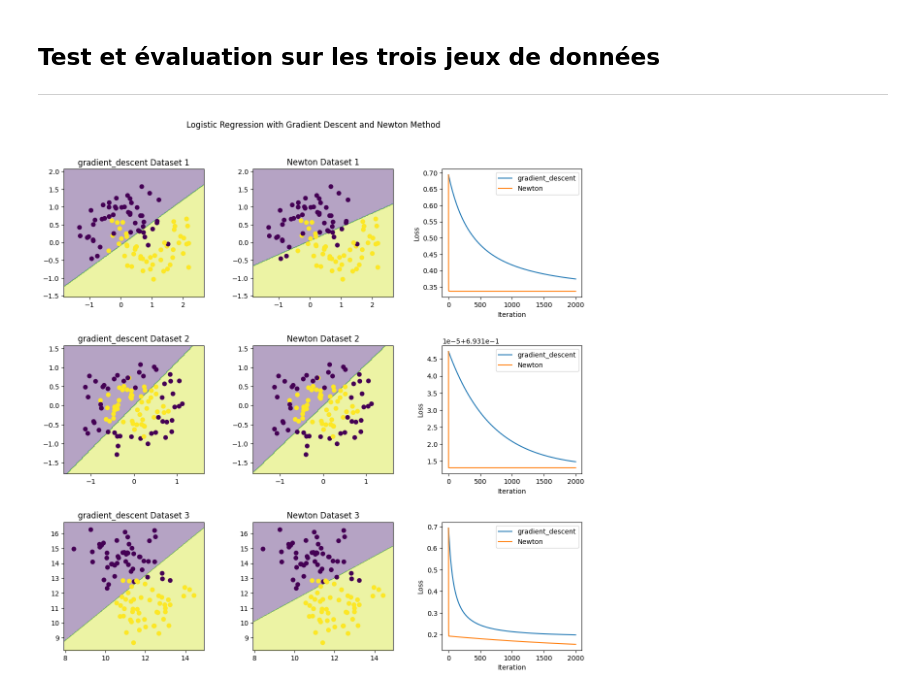
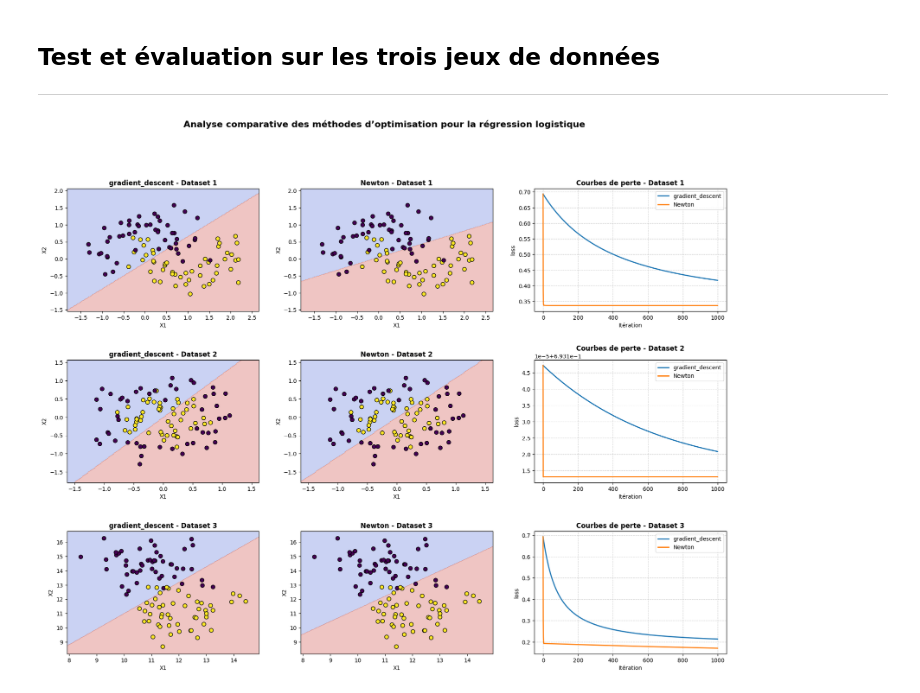
Before and after one commit to RaziRaouf/projet_de_programation_avancee, a Jupyter notebook: AkramChaabnia_AbdelheqMokhtari_mohamedRaoufRazi.ipynb, the cells around one changed output. Saved outputs shown, nothing was run; the diff lists cells and outputs as text; code cells hidden in the pictures.

Commit message:
modify visualization

```diff
--- a/AkramChaabnia_AbdelheqMokhtari_mohamedRaoufRazi.ipynb
+++ b/AkramChaabnia_AbdelheqMokhtari_mohamedRaoufRazi.ipynb
@@ -564,46 +564,48 @@ Effectue des prédictions pour les données fournies en entrée.
 ---
 # %%
 methods = ['gradient_descent', 'Newton']
-fig, axs = plt.subplots(len(datasets), 3, figsize=(12, 12))
-# For each dataset
+fig, axs = plt.subplots(len(datasets), 3, figsize=(18, 15))
+
+# Pour chaque ensemble de données
 for i, data in enumerate(datasets):
     X, y = data
-    # For each method
+
+    # Pour chaque méthode
     for j, method in enumerate(methods):
-        # Initialize your Logistic Regression model with n_iterations and optimizer
-        model = LogisticRegression(max_iterations=2000, optimization_method=method)
-        # Fit the model to the data
+        # Initialisation du modèle de régression logistique
+        model = LogisticRegression(max_iterations=1000, optimization_method=method)
+
+        # Entraînement du modèle sur les données
         model.fit(X, y)
-        # Predict the labels
-        y_pred = model.predict(X)
-        #plot the decision boundaries
+
+        # Tracer decision boundray
         x1_min, x1_max = X[:, 0].min() - .5, X[:, 0].max() + .5
         x2_min, x2_max = X[:, 1].min() - .5, X[:, 1].max() + .5
-        xx1, xx2 = np.meshgrid(np.arange(x1_min, x1_max, 0.02),np.arange(x2_min, x2_max, 0.02))
+        xx1, xx2 = np.meshgrid(np.arange(x1_min, x1_max, 0.02), np.arange(x2_min, x2_max, 0.02))
         Z = model.predict(np.c_[xx1.ravel(), xx2.ravel()])
         Z = Z.reshape(xx1.shape)
-        axs[i][j].contourf(xx1, xx2, Z, alpha=0.4)
+
+        # Visualisation
+        axs[i][j].contourf(xx1, xx2, Z, alpha=0.3, cmap='coolwarm')
+        axs[i][j].scatter(X[:, 0], X[:, 1], c=y, edgecolor='k', cmap='viridis', s=50)
         axs[i][j].set_xlim(xx1.min(), xx1.max())
         axs[i][j].set_ylim(xx2.min(), xx2.max())
+        axs[i][j].set_title(f"{method} - Dataset {i+1}", fontsize=12, fontweight='bold')
+        axs[i][j].set_xlabel("X1")
+        axs[i][j].set_ylabel("X2")
 
-        # Plot decision boundaries and color points by model predictions
-        axs[i][j].scatter(X[:, 0], X[:, 1], c=y)
-        axs[i][j].set_title(method + ' Dataset ' + str(i+1))
+        # Tracer les courbes de loss
+        axs[i][2].plot(model.losses, label=f'{method}', linewidth=2)
+        axs[i][2].set_xlabel('Itération', fontsize=10)
+        axs[i][2].set_ylabel('loss', fontsize=10)
+        axs[i][2].set_title(f"Courbes de perte - Dataset {i+1}", fontsize=12, fontweight='bold')
+        axs[i][2].grid(True, linestyle='--', alpha=0.6)
+        axs[i][2].legend(fontsize=10)
 
-        # Plot the loss of both methods for each dataset in the last column
-        if j == 0:
-                axs[i][2].plot(model.losses, label=f'{method}')
-                axs[i][2].set_xlabel('Iteration')
-                axs[i][2].set_ylabel('Loss')
-                axs[i][2].legend()
-        if j == 1:
-                axs[i][2].plot(model.losses, label=f'{method}')
-                axs[i][2].set_xlabel('Iteration')
-                axs[i][2].set_ylabel('Loss')
-                axs[i][2].legend()
+# Ajouter un titre global pour toutes les sous-figures
+fig.suptitle('Analyse comparative des méthodes d’optimisation pour la régression logistique', fontsize=16, fontweight='bold')
+fig.tight_layout(rect=[0, 0.03, 1, 0.95], pad=3.0)
 
-fig.suptitle('Logistic Regression with Gradient Descent and Newton Method')
-fig.tight_layout(pad=3.0)
 plt.show()
 # %% [output]
-[figure, old version]
+[figure, new version]
```
Also changed, not shown: parts of 1 cell of this notebook.
